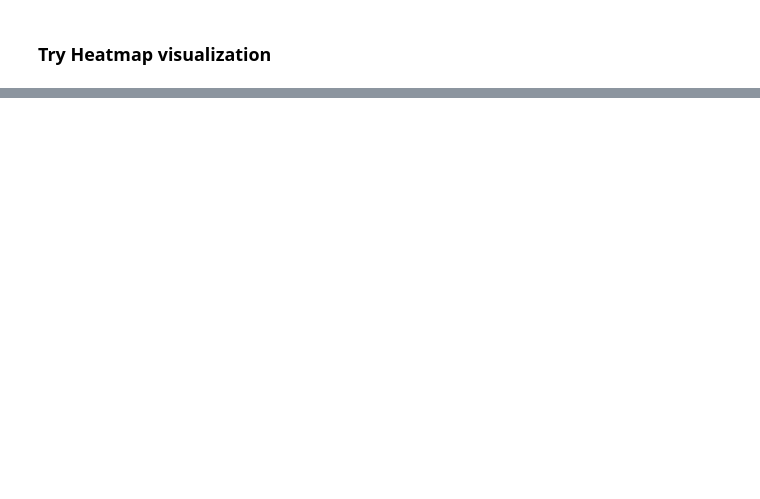
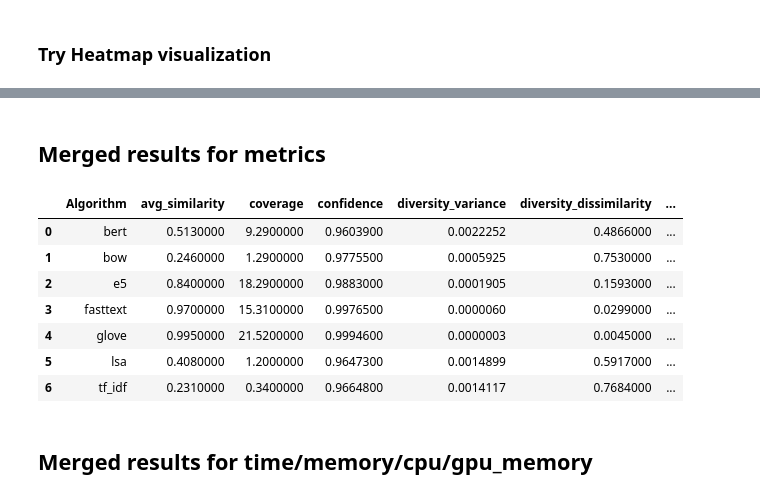
Before and after one commit to Akos360/Evaluating_Recommender_Systems_Implementation, a Jupyter notebook: src/evaluation.ipynb, the cells around one changed output, grey strips where cells are left out. Drawn from its saved outputs; the diff is of its cells as text; code cells hidden in the pictures; blank space fills up the shorter version.

```diff
--- a/src/evaluation.ipynb
+++ b/src/evaluation.ipynb
@@ -926,0 +897,35 @@ plt.show()
+# %% [markdown]
+## Merged results for metrics
+# %%
+import pandas as pd
+
+
+# DESCRIPTIONS
+description_metrics = pd.read_csv("results/results_for_description/results/average_metrics.csv")
+description_nov_pop = pd.read_csv("results/results_for_description/results/algo_popularity_novelty_metrics.csv")
+
+# Merge all DataFrames on the "Algorithm" column
+description_final = pd.merge(description_metrics, description_nov_pop, on='Algorithm', how='outer')
+
+# Save the final combined DataFrame to a CSV file
+description_final.to_csv('results/results_for_description/results/final_combined_algorithm_description.csv', index=False)
+
+
+# PARAGRAPHS
+paragraph_metrics = pd.read_csv("results/results_for_paragraph/results/average_metrics.csv")
+paragraph_metrics.to_csv('results/results_for_paragraph/results/final_combined_algorithm_paragraph.csv', index=False)
+
+# PRINT
+description_final.head(10)
+# paragraph_metrics.head(10)
+# %% [output]
+|  | Algorithm | avg_similarity | coverage | confidence | diversity_variance | diversity_dissimilarity | ... |
+| 0 | bert | 0.5130000 | 9.2900000 | 0.9603900 | 0.0022252 | 0.4866000 | ... |
+| 1 | bow | 0.2460000 | 1.2900000 | 0.9775500 | 0.0005925 | 0.7530000 | ... |
+| 2 | e5 | 0.8400000 | 18.2900000 | 0.9883000 | 0.0001905 | 0.1593000 | ... |
+| 3 | fasttext | 0.9700000 | 15.3100000 | 0.9976500 | 0.0000060 | 0.0299000 | ... |
+| 4 | glove | 0.9950000 | 21.5200000 | 0.9994600 | 0.0000003 | 0.0045000 | ... |
+| 5 | lsa | 0.4080000 | 1.2000000 | 0.9647300 | 0.0014899 | 0.5917000 | ... |
+| 6 | tf_idf | 0.2310000 | 0.3400000 | 0.9664800 | 0.0014117 | 0.7684000 | ... |
+# %% [markdown]
+## Merged results for time/memory/cpu/gpu_memory
```
Also changed, not shown: parts of 56 cells of this notebook.
